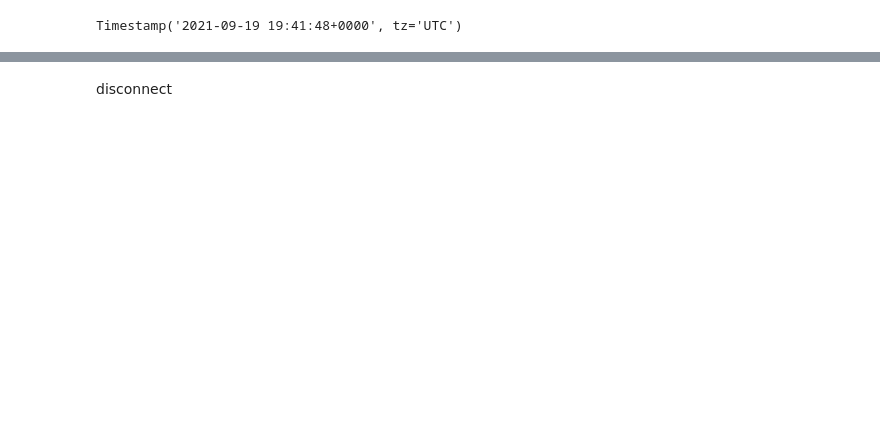
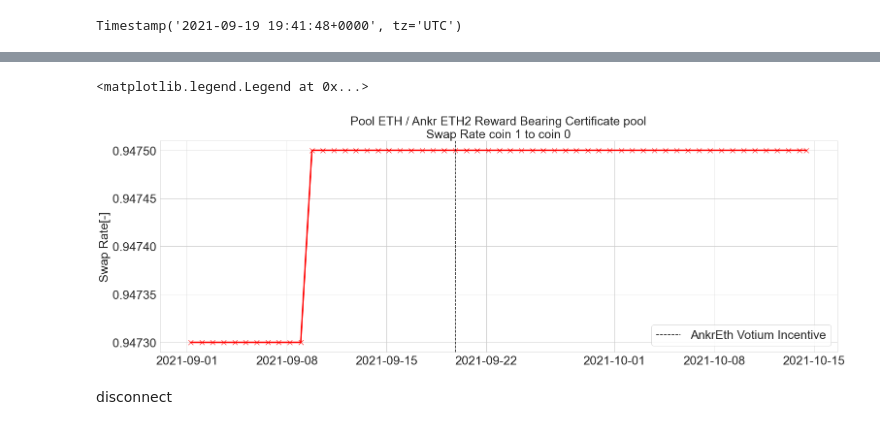
Before and after one commit to bout3fiddy/on-chain-analytics, a Jupyter notebook: notebooks/curve-analysis/votium-incentives/peg_if_incentivised.ipynb, the cells around one changed output, grey strips where cells are left out. Drawn from its saved outputs; the diff is of its cells as text; code cells hidden in the pictures; blank space fills up the shorter version.

```diff
--- a/notebooks/curve-analysis/votium-incentives/peg_if_incentivised.ipynb
+++ b/notebooks/curve-analysis/votium-incentives/peg_if_incentivised.ipynb
@@ -175,3 +189,19 @@ ax.legend([coin_0, coin_1], fontsize=15);
+# %%
+fig, ax = plt.subplots(1,1, figsize=(25, 8))
+
+plot_explanation = "Swap Rate coin 1 to coin 0"
+ax.plot(df_plot.timestamp, df_plot.swap_rate_1_to_0, 'rx-', lw=3, ms=10)
+
+ax.axvline(x=bribe_tx, label="AnkrEth Votium Incentive", color='k', ls='--')
+
+ax.set_ylabel("")
+ax.set_ylabel("Swap Rate[-]", fontsize=25)
+ax.set_title(f"Pool {coin_0} / {coin_1} pool\n{plot_explanation}", fontsize=25)
+ax.tick_params(axis='both', which='major', labelsize=25)
+ax.legend(fontsize=25)
+# %% [output]
+<matplotlib.legend.Legend at 0x...>
+[figure, added]
 # %% [markdown]
 disconnect
 # %%
```
Also changed, not shown: parts of 5 cells of this notebook, 2 other files.
